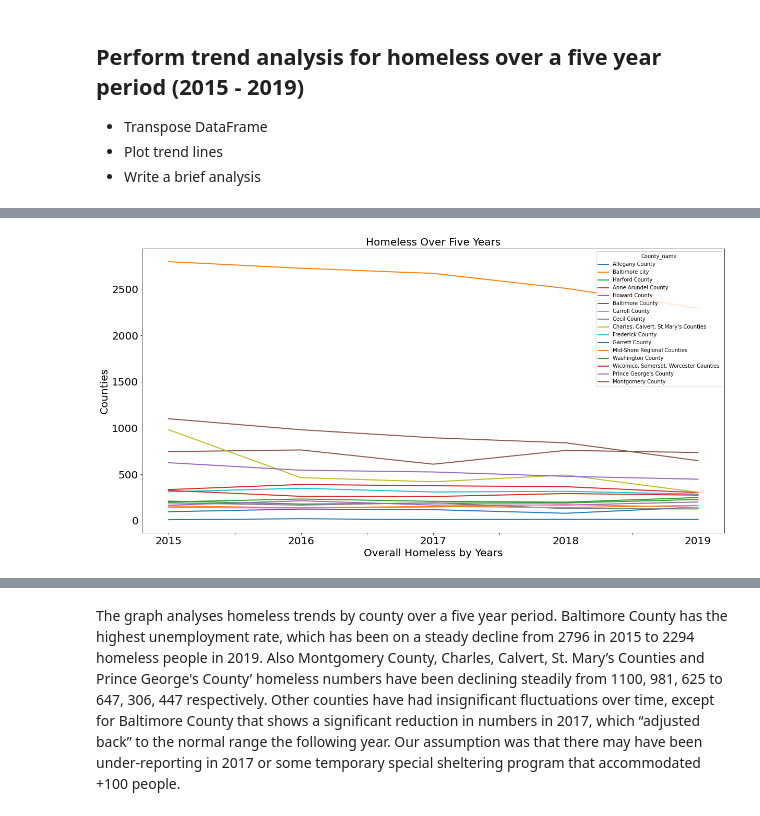
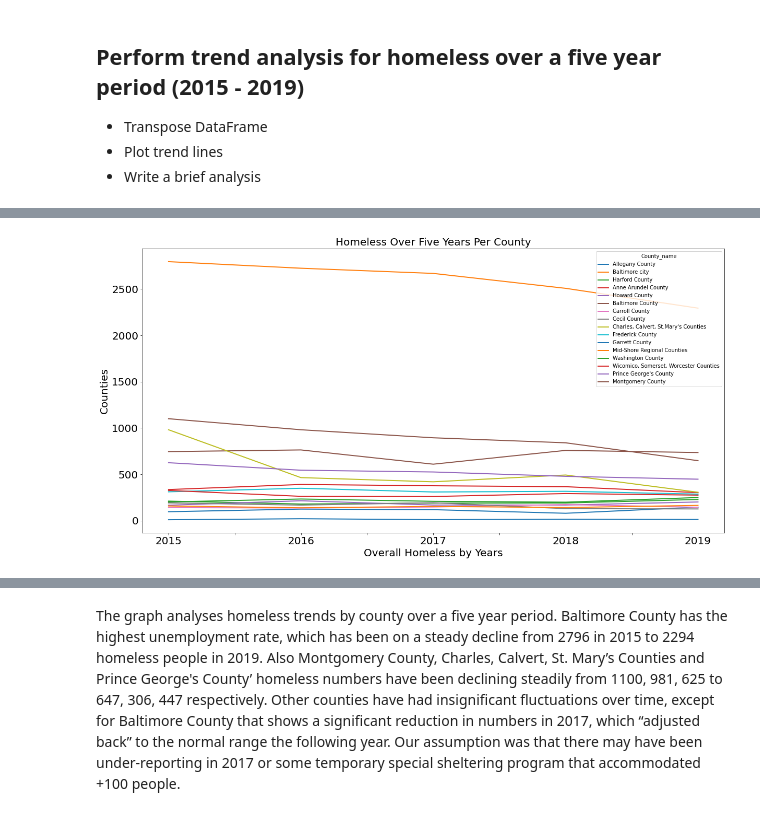
Before and after one commit to arieldunn/HomelessinMaryland, a Jupyter notebook: HomelessProjectMD.ipynb, the cells around one changed output, grey strips where cells are left out. Cells and saved outputs as stored; diff of their text form; code cells hidden in the pictures.

```diff
--- a/HomelessProjectMD.ipynb
+++ b/HomelessProjectMD.ipynb
@@ -201,17 +196,17 @@ trend_df = years_df.T
 # %%
 #Plot a trend analysis graph
 trend_df.index=["2015", "2016", "2017", "2018", "2019"]
 trend_df.plot(figsize=(20,10), linewidth=2, fontsize=20)
 
 #set labels
-plt.title("Homeless Over Five Years",fontsize=20)
+plt.title("Homeless Over Five Years Per County",fontsize=20)
 plt.xlabel("Overall Homeless by Years",fontsize=20)
 plt.ylabel("Counties",fontsize=20)
 
 # Show plot
 plt.show()
 # %% [output]
-[figure, old version]
+[figure, new version]
 # %%
 years_df = homeless_data_complete[["County_name","Overall Homeless 2015","Overall Homeless 2016","Overall Homeless 2017","Overall Homeless 2018","Overall Homeless 2019"]]
 
```
Also changed, not shown: parts of 3 cells of this notebook.
